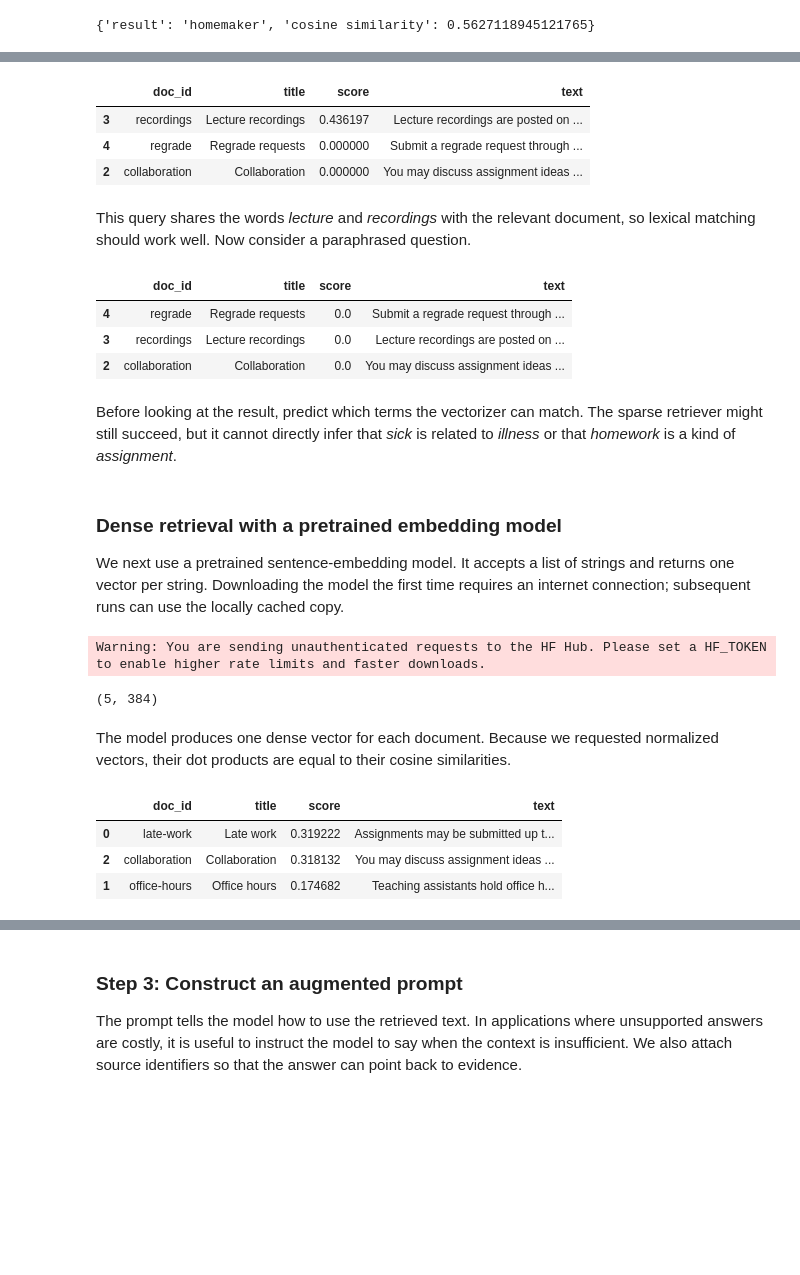
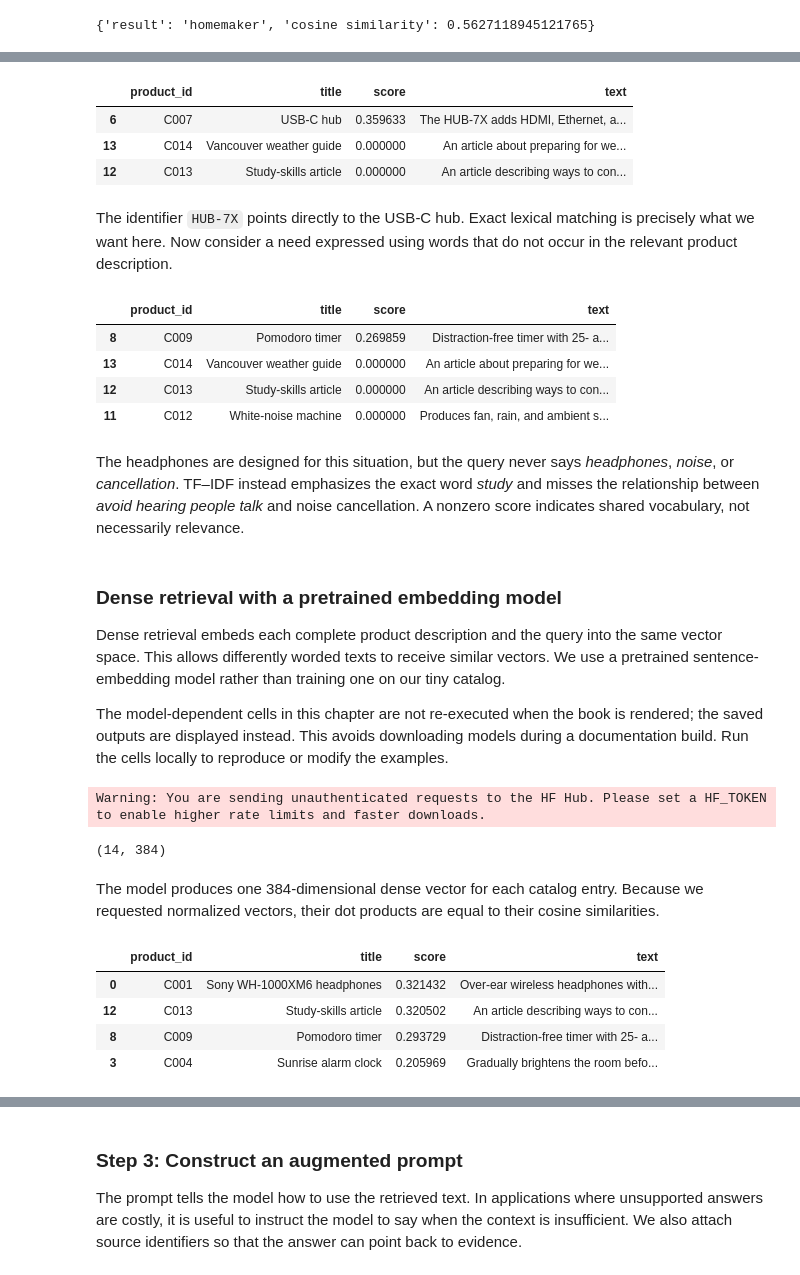
Before and after one commit to UBC-CS/cpsc330-book, a Jupyter notebook: book/17_natural-language-processing.ipynb, the cells around one changed output, grey strips where cells are left out. Drawn from its saved outputs; the diff is of its cells as text; code cells hidden in the pictures; blank space fills up the shorter version.

Commit message:
adding pictures and artifacts for chapter 17

```diff
--- a/book/17_natural-language-processing.ipynb
+++ b/book/17_natural-language-processing.ipynb
@@ -312,65 +379,68 @@ We fit the vectorizer on the document collection. At query time, we transform th
 # %%
-tfidf = TfidfVectorizer(stop_words="english")
-document_tfidf = tfidf.fit_transform(documents["text"])
+def sparse_retrieve(query, k=3):
+    query_tfidf = tfidf.transform([query])
+    scores = cosine_similarity(query_tfidf, product_tfidf).ravel()
+    top_indices = np.argsort(scores)[::-1][:k]
+    results = products.iloc[top_indices].copy()
+    results["score"] = scores[top_indices]
+    return results[["product_id", "title", "score", "text"]]
 
 
-def sparse_retrieve(query, k=3):
-    query_tfidf = tfidf.transform([query])
-    scores = cosine_similarity(query_tfidf, document_tfidf).ravel()
-    top_indices = np.argsort(scores)[::-1][:k]
-    results = documents.iloc[top_indices].copy()
-    results["score"] = scores[top_indices]
-    return results[["doc_id", "title", "score", "text"]]
-
-
-sparse_retrieve("Where can I find lecture recordings?", k=3)
+sparse_retrieve("HUB-7X", k=3)
 # %% [output]
-|  | doc_id | title | score | text |
-| 3 | recordings | Lecture recordings | 0.436197 | Lecture recordings are posted on ... |
-| 4 | regrade | Regrade requests | 0.000000 | Submit a regrade request through ... |
-| 2 | collaboration | Collaboration | 0.000000 | You may discuss assignment ideas ... |
+|  | product_id | title | score | text |
+| 6 | C007 | USB-C hub | 0.359633 | The HUB-7X adds HDMI, Ethernet, a... |
+| 13 | C014 | Vancouver weather guide | 0.000000 | An article about preparing for we... |
+| 12 | C013 | Study-skills article | 0.000000 | An article describing ways to con... |
 # %% [markdown]
-This query shares the words *lecture* and *recordings* with the relevant document, so lexical matching should work well. Now consider a paraphrased question.
+The identifier `HUB-7X` points directly to the USB-C hub. Exact lexical matching is precisely what we want here. Now consider a need expressed using words that do not occur in the relevant product description.
 # %%
-sparse_retrieve("I was sick when my homework was due. What should I do?", k=3)
+semantic_query = "How can I avoid hearing people talk while I study?"
+sparse_retrieve(semantic_query, k=4)
 # %% [output]
-|  | doc_id | title | score | text |
-| 4 | regrade | Regrade requests | 0.0 | Submit a regrade request through ... |
-| 3 | recordings | Lecture recordings | 0.0 | Lecture recordings are posted on ... |
-| 2 | collaboration | Collaboration | 0.0 | You may discuss assignment ideas ... |
+|  | product_id | title | score | text |
+| 8 | C009 | Pomodoro timer | 0.269859 | Distraction-free timer with 25- a... |
+| 13 | C014 | Vancouver weather guide | 0.000000 | An article about preparing for we... |
+| 12 | C013 | Study-skills article | 0.000000 | An article describing ways to con... |
+| 11 | C012 | White-noise machine | 0.000000 | Produces fan, rain, and ambient s... |
 # %% [markdown]
-Before looking at the result, predict which terms the vectorizer can match. The sparse retriever might still succeed, but it cannot directly infer that *sick* is related to *illness* or that *homework* is a kind of *assignment*.
+The headphones are designed for this situation, but the query never says *headphones*, *noise*, or *cancellation*. TF–IDF instead emphasizes the exact word *study* and misses the relationship between *avoid hearing people talk* and noise cancellation. A nonzero score indicates shared vocabulary, not necessarily relevance.
 # %% [markdown]
 ### Dense retrieval with a pretrained embedding model
 
-We next use a pretrained sentence-embedding model. It accepts a list of strings and returns one vector per string. Downloading the model the first time requires an internet connection; subsequent runs can use the locally cached copy.
+Dense retrieval embeds each complete product description and the query into the same vector space. This allows differently worded texts to receive similar vectors. We use a pretrained sentence-embedding model rather than training one on our tiny catalog.
+
+The model-dependent cells in this chapter are not re-executed when the book is rendered; the saved outputs are displayed instead. This avoids downloading models during a documentation build. Run the cells locally to reproduce or modify the examples.
 # %%
+#| eval: false
 from sentence_transformers import SentenceTransformer
 
 embedding_model = SentenceTransformer("all-MiniLM-L6-v2")
-document_embeddings = embedding_model.encode(
-    documents["text"].tolist(), normalize_embeddings=True
+product_embeddings = embedding_model.encode(
+    products["text"].tolist(), normalize_embeddings=True
 )
-document_embeddings.shape
+product_embeddings.shape
 # %% [output]
 Warning: You are sending unauthenticated requests to the HF Hub. Please set a HF_TOKEN to enable higher rate limits and faster downloads.
-(5, 384)
+(14, 384)
 # %% [markdown]
-The model produces one dense vector for each document. Because we requested normalized vectors, their dot products are equal to their cosine similarities.
+The model produces one 384-dimensional dense vector for each catalog entry. Because we requested normalized vectors, their dot products are equal to their cosine similarities.
 # %%
+#| eval: false
 def dense_retrieve(query, k=3):
     query_embedding = embedding_model.encode([query], normalize_embeddings=True)
-    scores = cosine_similarity(query_embedding, document_embeddings).ravel()
+    scores = cosine_similarity(query_embedding, product_embeddings).ravel()
     top_indices = np.argsort(scores)[::-1][:k]
-    results = documents.iloc[top_indices].copy()
+    results = products.iloc[top_indices].copy()
     results["score"] = scores[top_indices]
-    return results[["doc_id", "title", "score", "text"]]
+    return results[["product_id", "title", "score", "text"]]
 
 
-dense_retrieve("I was sick when my homework was due. What should I do?", k=3)
+dense_retrieve(semantic_query, k=4)
 # %% [output]
-|  | doc_id | title | score | text |
-| 0 | late-work | Late work | 0.319222 | Assignments may be submitted up t... |
-| 2 | collaboration | Collaboration | 0.318132 | You may discuss assignment ideas ... |
-| 1 | office-hours | Office hours | 0.174682 | Teaching assistants hold office h... |
+|  | product_id | title | score | text |
+| 0 | C001 | Sony WH-1000XM6 headphones | 0.321432 | Over-ear wireless headphones with... |
+| 12 | C013 | Study-skills article | 0.320502 | An article describing ways to con... |
+| 8 | C009 | Pomodoro timer | 0.293729 | Distraction-free timer with 25- a... |
+| 3 | C004 | Sunrise alarm clock | 0.205969 | Gradually brightens the room befo... |
 # %% [markdown]
```
Also changed, not shown: parts of 55 cells of this notebook, 5 other files.
